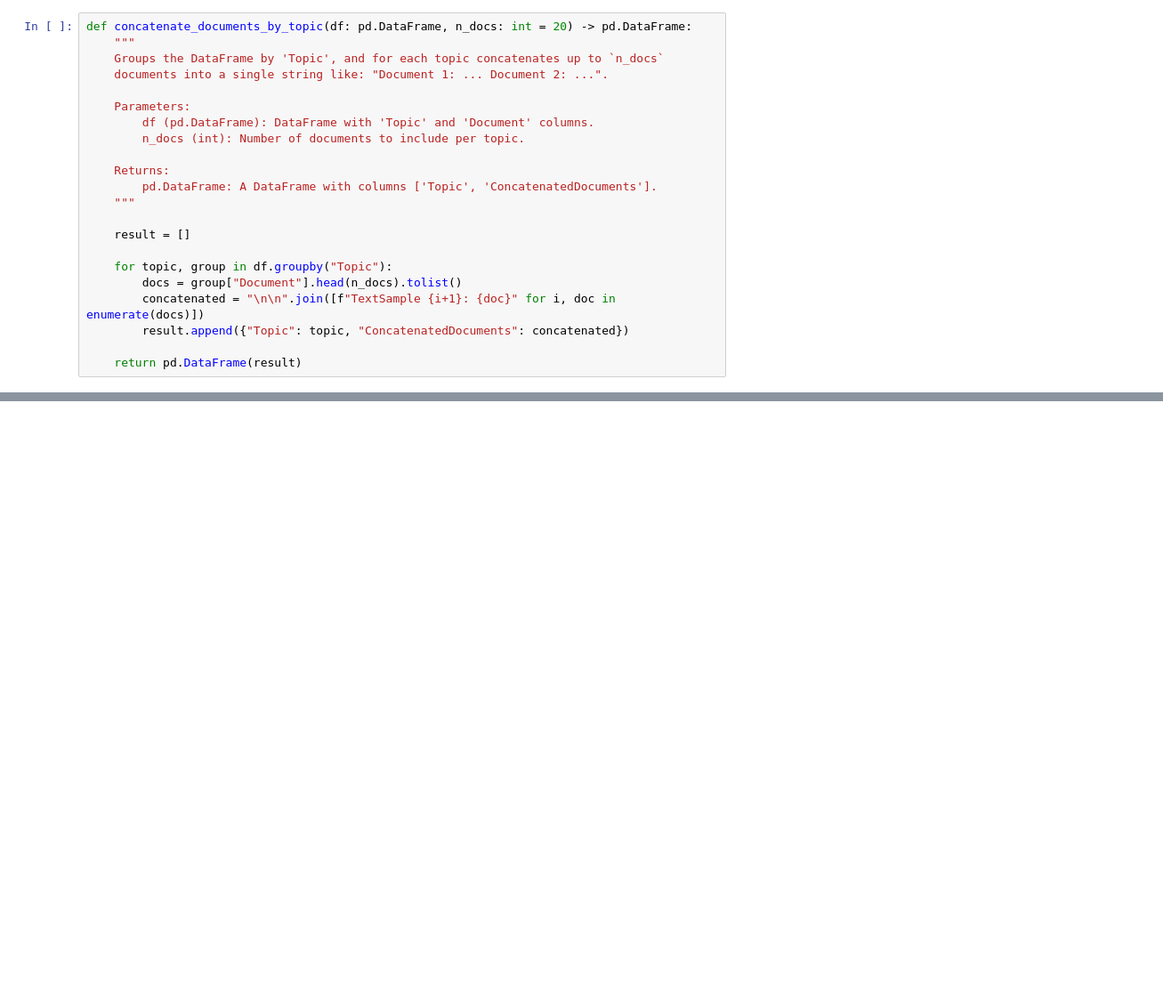
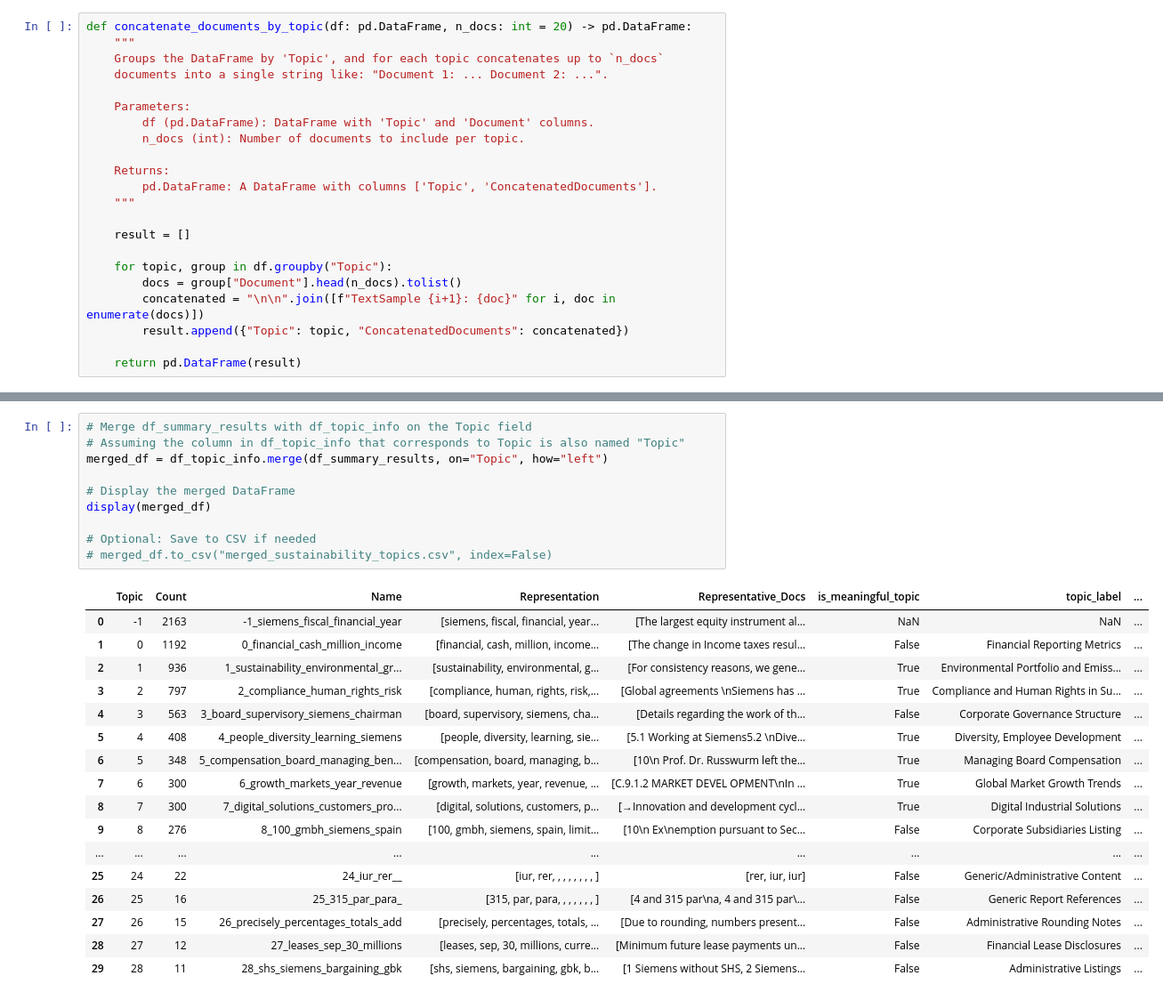
Before and after one commit to Chrissus2002/thesis_code, a Jupyter notebook: Thesis_work.ipynb, the cells around one changed output, grey strips where cells are left out. Shown at 89% size. Drawn from its saved outputs; the diff is of its cells as text; blank space fills up the shorter version.

```diff
--- a/Thesis_work.ipynb
+++ b/Thesis_work.ipynb
@@ -424,0 +521,28 @@ df_topics_summaries
+# %%
+# Merge df_summary_results with df_topic_info on the Topic field
+# Assuming the column in df_topic_info that corresponds to Topic is also named "Topic"
+merged_df = df_topic_info.merge(df_summary_results, on="Topic", how="left")
+
+# Display the merged DataFrame
+display(merged_df)
+
+# Optional: Save to CSV if needed
+# merged_df.to_csv("merged_sustainability_topics.csv", index=False)
+# %% [output]
+|  | Topic | Count | Name | Representation | Representative_Docs | is_meaningful_topic | topic_label | ... |
+| 0 | -1 | 2163 | -1_siemens_fiscal_financial_year | [siemens, fiscal, financial, year... | [The largest equity instrument al... | NaN | NaN | ... |
+| 1 | 0 | 1192 | 0_financial_cash_million_income | [financial, cash, million, income... | [The change in Income taxes resul... | False | Financial Reporting Metrics | ... |
+| 2 | 1 | 936 | 1_sustainability_environmental_gr... | [sustainability, environmental, g... | [For consistency reasons, we gene... | True | Environmental Portfolio and Emiss... | ... |
+| 3 | 2 | 797 | 2_compliance_human_rights_risk | [compliance, human, rights, risk,... | [Global agreements \nSiemens has ... | True | Compliance and Human Rights in Su... | ... |
+| 4 | 3 | 563 | 3_board_supervisory_siemens_chairman | [board, supervisory, siemens, cha... | [Details regarding the work of th... | False | Corporate Governance Structure | ... |
+| 5 | 4 | 408 | 4_people_diversity_learning_siemens | [people, diversity, learning, sie... | [5.1 Working at Siemens5.2 \nDive... | True | Diversity, Employee Development | ... |
+| 6 | 5 | 348 | 5_compensation_board_managing_ben... | [compensation, board, managing, b... | [10\n Prof. Dr. Russwurm left the... | True | Managing Board Compensation | ... |
+| 7 | 6 | 300 | 6_growth_markets_year_revenue | [growth, markets, year, revenue, ... | [C.9.1.2 MARKET DEVEL OPMENT\nIn ... | True | Global Market Growth Trends | ... |
+| 8 | 7 | 300 | 7_digital_solutions_customers_pro... | [digital, solutions, customers, p... | [→Innovation and development cycl... | True | Digital Industrial Solutions | ... |
+| 9 | 8 | 276 | 8_100_gmbh_siemens_spain | [100, gmbh, siemens, spain, limit... | [10\n Ex\nemption pursuant to Sec... | False | Corporate Subsidiaries Listing | ... |
+| ... | ... | ... | ... | ... | ... | ... | ... | ... |
+| 25 | 24 | 22 | 24_iur_rer__ | [iur, rer, , , , , , , , ] | [rer, iur, iur] | False | Generic/Administrative Content | ... |
+| 26 | 25 | 16 | 25_315_par_para_ | [315, par, para, , , , , , , ] | [4 and 315 par\na, 4 and 315 par\... | False | Generic Report References | ... |
+| 27 | 26 | 15 | 26_precisely_percentages_totals_add | [precisely, percentages, totals, ... | [Due to rounding, numbers present... | False | Administrative Rounding Notes | ... |
+| 28 | 27 | 12 | 27_leases_sep_30_millions | [leases, sep, 30, millions, curre... | [Minimum future lease payments un... | False | Financial Lease Disclosures | ... |
+| 29 | 28 | 11 | 28_shs_siemens_bargaining_gbk | [shs, siemens, bargaining, gbk, b... | [1 Siemens without SHS, 2 Siemens... | False | Administrative Listings | ... |
```
Also changed, not shown: parts of 22 cells of this notebook, 2 other files.
